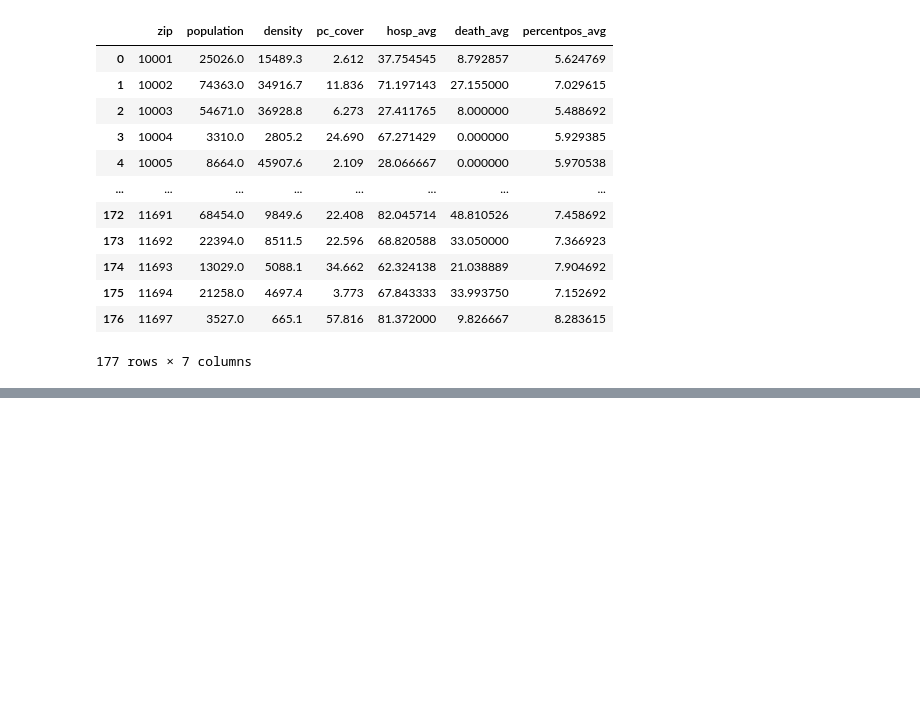
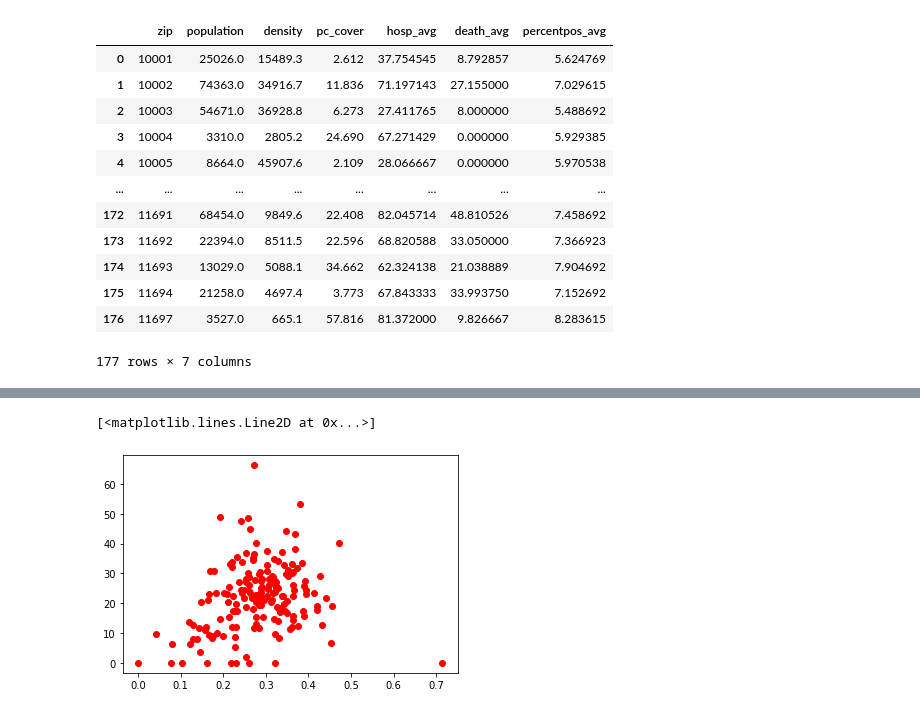
Before and after one commit to chenxcynthia/green-spaces, a Jupyter notebook: corr.ipynb, the cells around one changed output, grey strips where cells are left out. Drawn from its saved outputs; the diff is of its cells as text; code cells hidden in the pictures; blank space fills up the shorter version.

```diff
--- a/corr.ipynb
+++ b/corr.ipynb
@@ -92,0 +125,5 @@ df_combined.corr(method='pearson')
+# %%
+plt.plot(df_combined['native_enc'], df_combined['death_avg'], 'ro')
+# %% [output]
+[<matplotlib.lines.Line2D at 0x...>]
+[figure, added]
```
Also changed, not shown: parts of 8 cells of this notebook, 1 other file.
